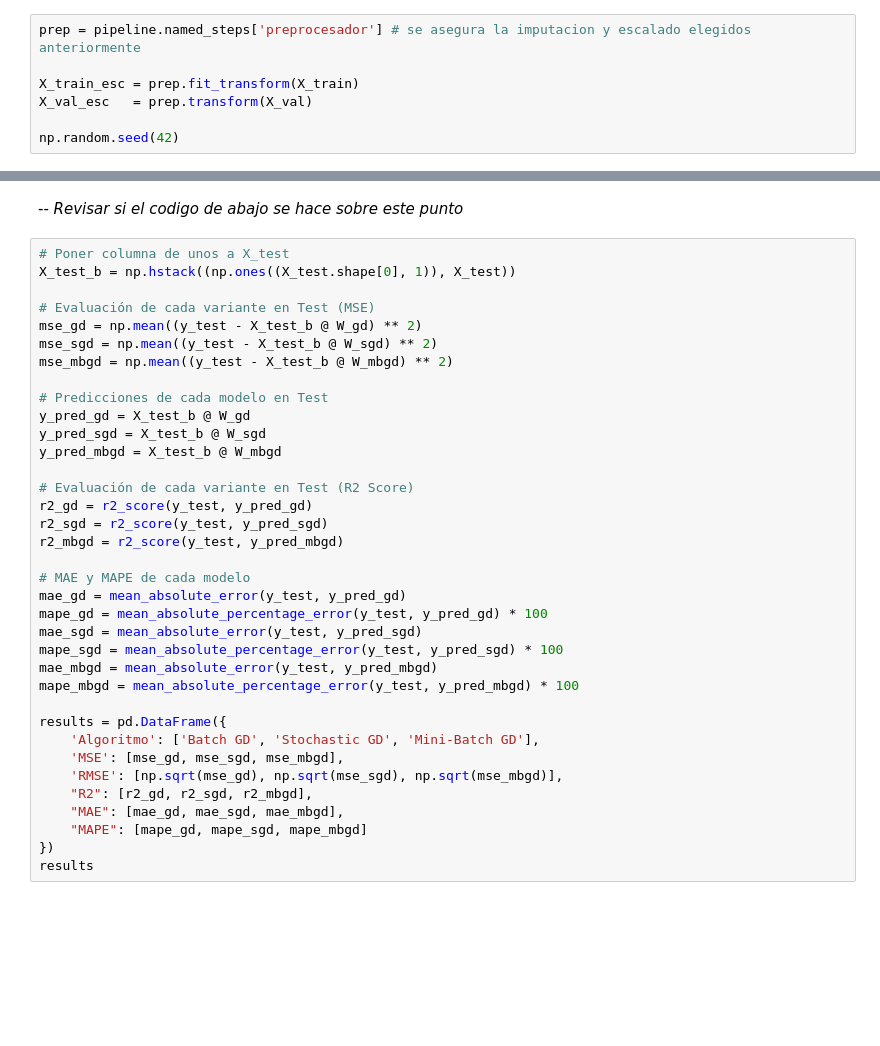
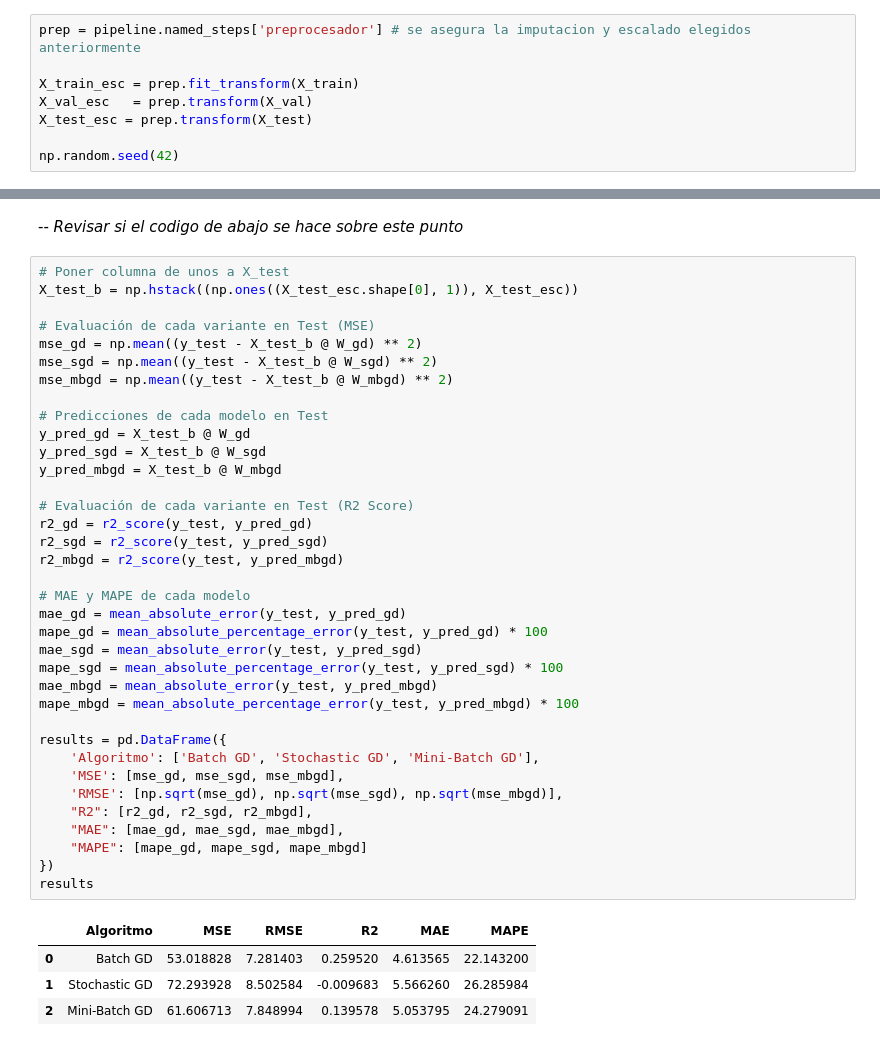
Before and after one commit to AlvaTF/TP-AA1-Ruiz-Toledo-Mendoza, a Jupyter notebook: TP_1/TP-regresion-AA1.ipynb, the cells around one changed output, grey strips where cells are left out. Saved outputs shown, nothing was run; the diff lists cells and outputs as text; blank space fills up the shorter version.

```diff
--- a/TP_1/TP-regresion-AA1.ipynb
+++ b/TP_1/TP-regresion-AA1.ipynb
@@ -463,6 +491,7 @@ prep = pipeline.named_steps['preprocesador'] # se asegura la imputacion y escala
 
 X_train_esc = prep.fit_transform(X_train)
 X_val_esc   = prep.transform(X_val)
+X_test_esc = prep.transform(X_test)
 
 np.random.seed(42)
 # %%
@@ -498,40 +527,45 @@ Los tres métodos convergen a valores de MSE equivalentes (aproximadamente 32-35
 -- *Revisar si el codigo de abajo se hace sobre este punto*
 # %%
 # Poner columna de unos a X_test
-X_test_b = np.hstack((np.ones((X_test.shape[0], 1)), X_test))
+X_test_b = np.hstack((np.ones((X_test_esc.shape[0], 1)), X_test_esc))
 
 # Evaluación de cada variante en Test (MSE)
 mse_gd = np.mean((y_test - X_test_b @ W_gd) ** 2)
 mse_sgd = np.mean((y_test - X_test_b @ W_sgd) ** 2)
 mse_mbgd = np.mean((y_test - X_test_b @ W_mbgd) ** 2)
 
 # Predicciones de cada modelo en Test
 y_pred_gd = X_test_b @ W_gd
 y_pred_sgd = X_test_b @ W_sgd
 y_pred_mbgd = X_test_b @ W_mbgd
 
 # Evaluación de cada variante en Test (R2 Score)
 r2_gd = r2_score(y_test, y_pred_gd)
 r2_sgd = r2_score(y_test, y_pred_sgd)
 r2_mbgd = r2_score(y_test, y_pred_mbgd)
 
 # MAE y MAPE de cada modelo
 mae_gd = mean_absolute_error(y_test, y_pred_gd)
 mape_gd = mean_absolute_percentage_error(y_test, y_pred_gd) * 100
 mae_sgd = mean_absolute_error(y_test, y_pred_sgd)
 mape_sgd = mean_absolute_percentage_error(y_test, y_pred_sgd) * 100
 mae_mbgd = mean_absolute_error(y_test, y_pred_mbgd)
 mape_mbgd = mean_absolute_percentage_error(y_test, y_pred_mbgd) * 100
 
 results = pd.DataFrame({
     'Algoritmo': ['Batch GD', 'Stochastic GD', 'Mini-Batch GD'],
     'MSE': [mse_gd, mse_sgd, mse_mbgd],
     'RMSE': [np.sqrt(mse_gd), np.sqrt(mse_sgd), np.sqrt(mse_mbgd)],
     "R2": [r2_gd, r2_sgd, r2_mbgd],
     "MAE": [mae_gd, mae_sgd, mae_mbgd],
     "MAPE": [mape_gd, mape_sgd, mape_mbgd]
 })
 results
+# %% [output]
+|  | Algoritmo | MSE | RMSE | R2 | MAE | MAPE |
+| 0 | Batch GD | 53.018828 | 7.281403 | 0.259520 | 4.613565 | 22.143200 |
+| 1 | Stochastic GD | 72.293928 | 8.502584 | -0.009683 | 5.566260 | 26.285984 |
+| 2 | Mini-Batch GD | 61.606713 | 7.848994 | 0.139578 | 5.053795 | 24.279091 |
 # %% [markdown]
 Los pesos obtenidos mediante los métodos de gradiente convergen a magnitudes similares a los de LinearRegression, confirmando que ambos caminos optimizan la misma función de costo.
 
```
Also changed, not shown: parts of 5 cells of this notebook.
